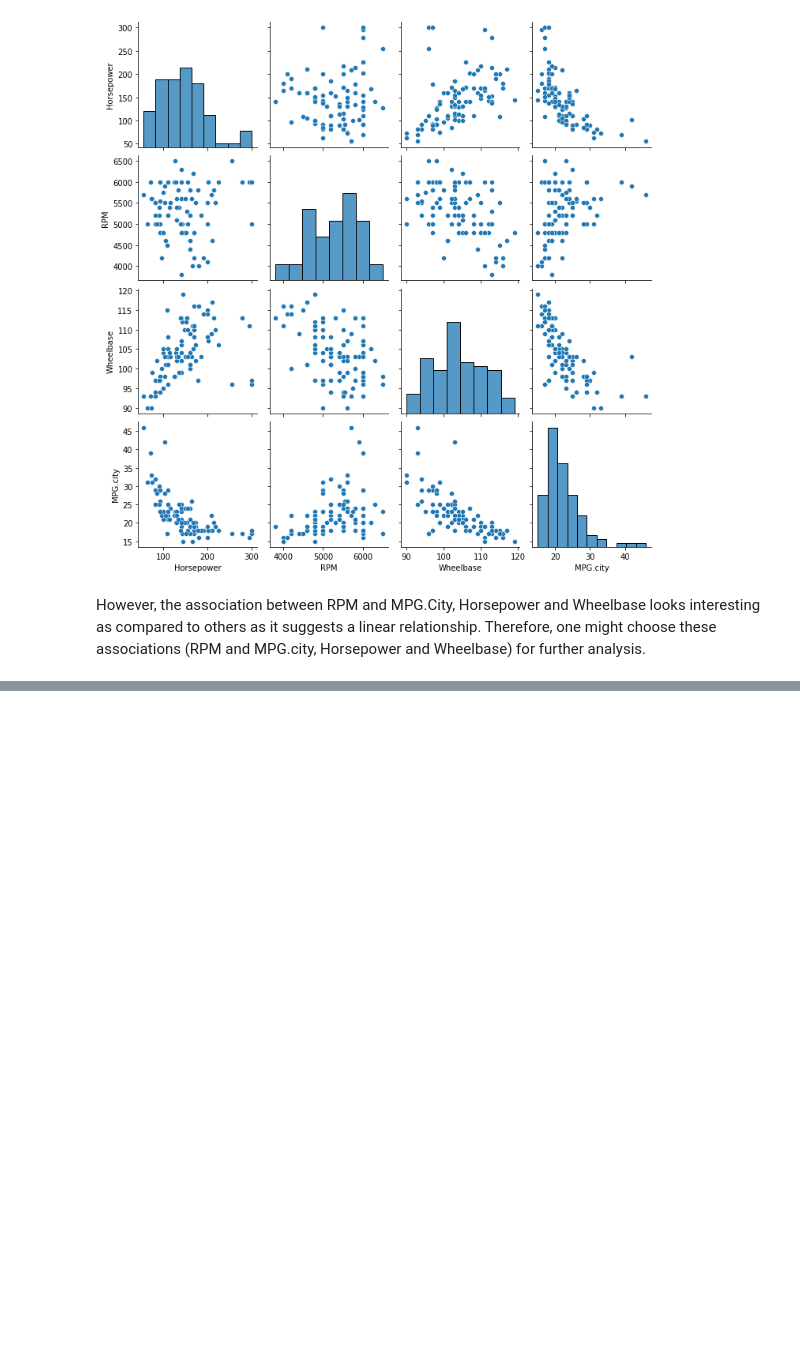
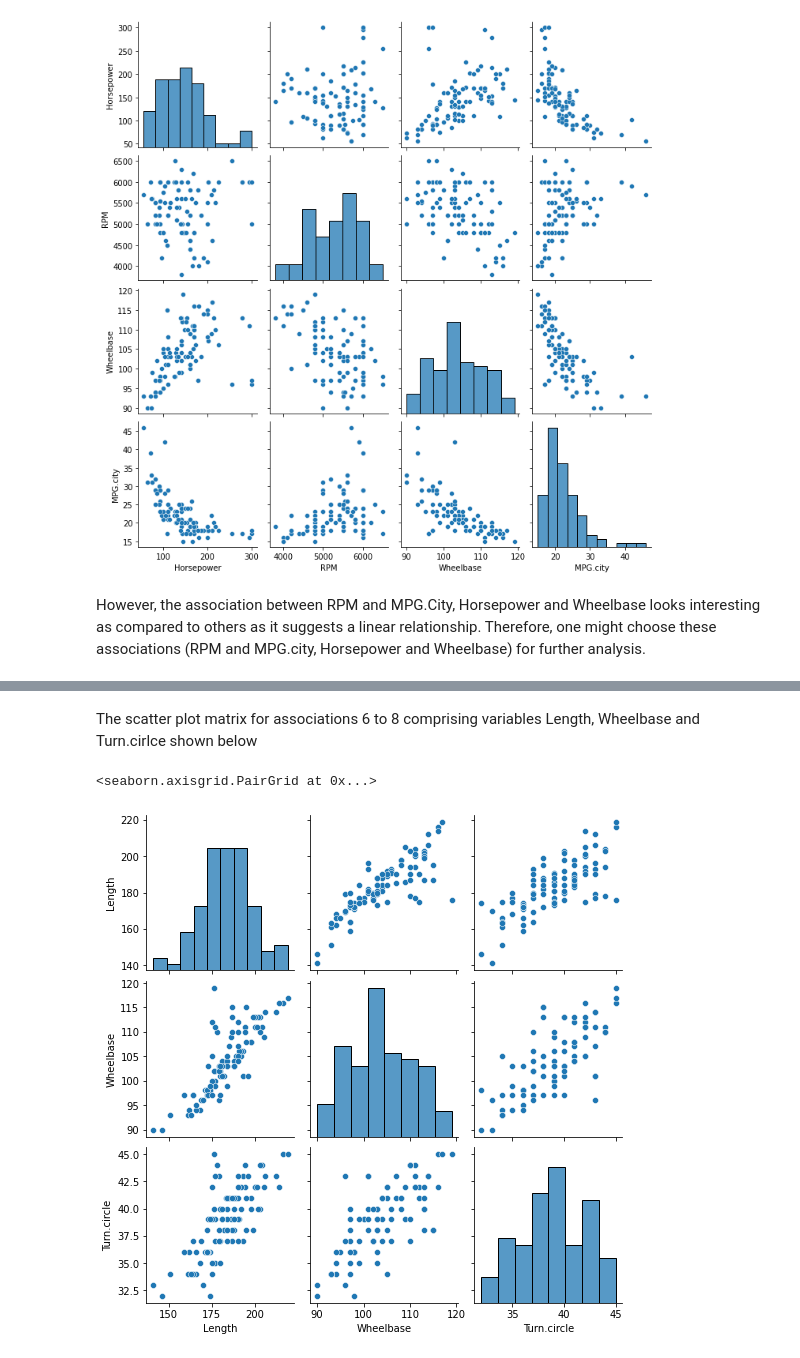
Before and after one commit to raghav-1998/Machine-Learning, a Jupyter notebook: Association Analysis/Demo.ipynb, the cells around one changed output, grey strips where cells are left out. Saved outputs shown, nothing was run; the diff lists cells and outputs as text; code cells hidden in the pictures; blank space fills up the shorter version.

```diff
--- a/Association Analysis/Demo.ipynb
+++ b/Association Analysis/Demo.ipynb
@@ -140,0 +200,7 @@ However, the association between RPM and MPG.City, Horsepower and Wheelbase look
+# %% [markdown]
+The scatter plot matrix for associations 6 to 8 comprising variables Length, Wheelbase and Turn.cirlce shown below
+# %%
+sns.pairplot(carsReduced, vars=["Length","Wheelbase","Turn.circle"])
+# %% [output]
+<seaborn.axisgrid.PairGrid at 0x...>
+[figure, added]
```
Also changed, not shown: parts of 28 cells of this notebook.
